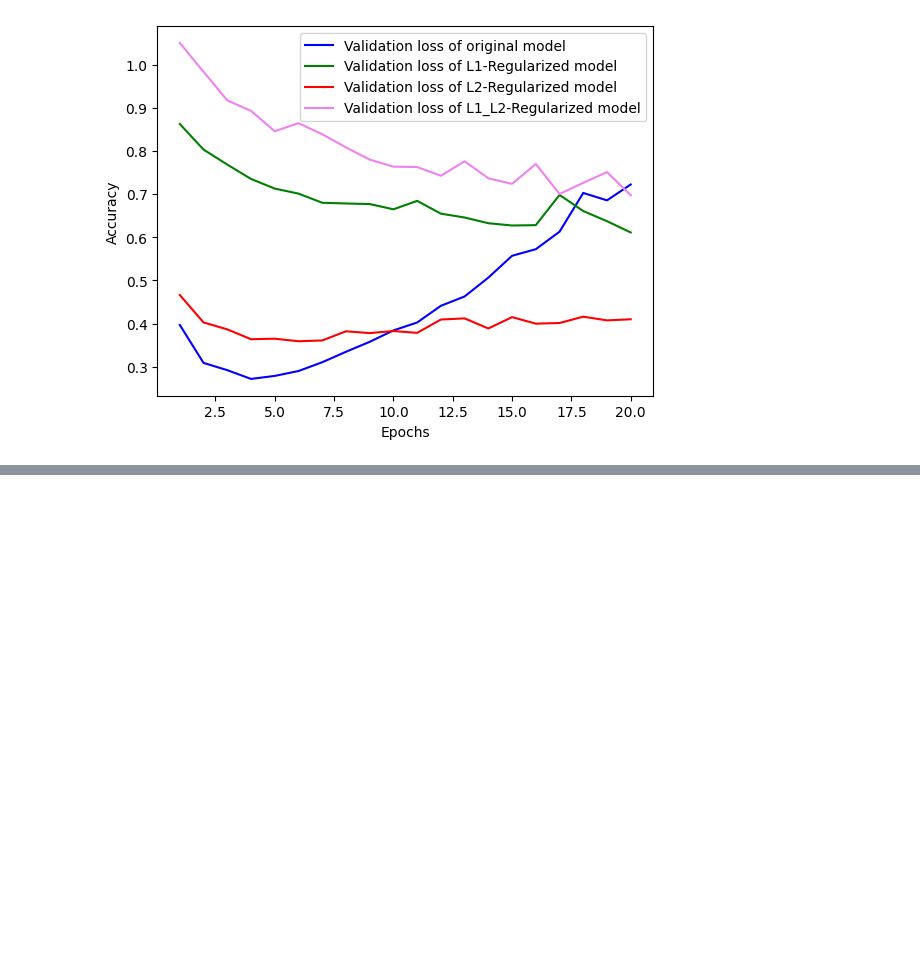
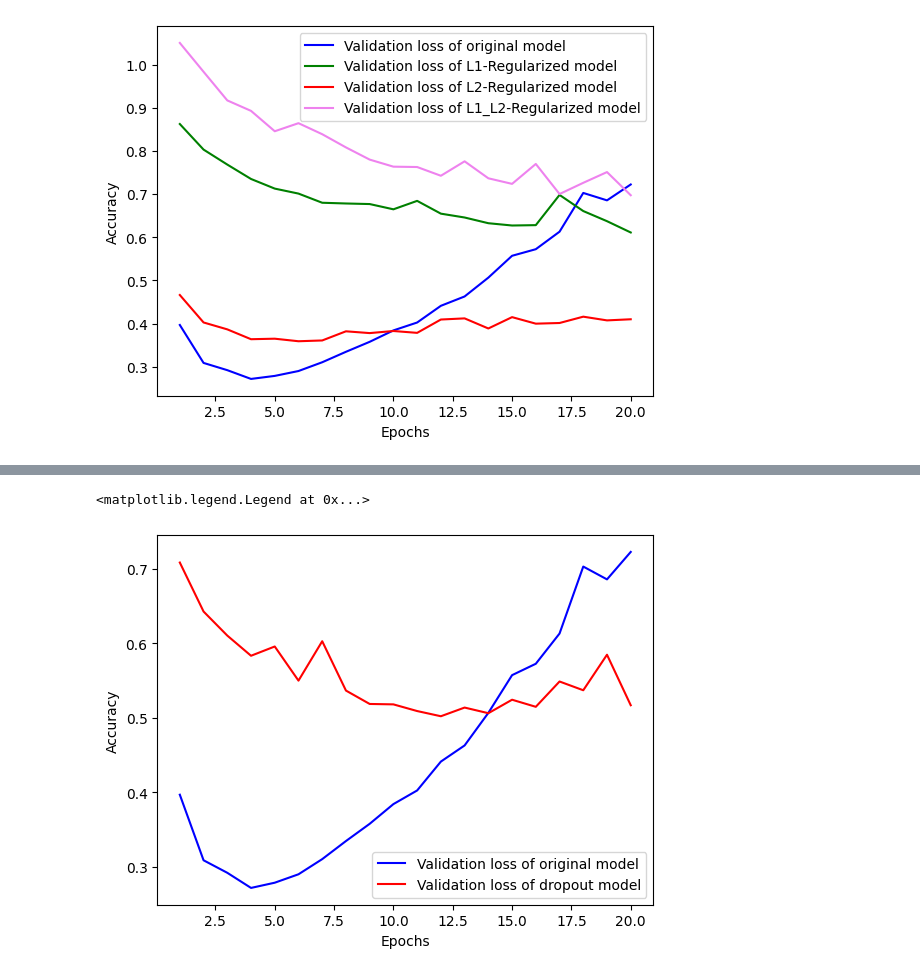
Before and after one commit to SCUTUM98/2023_KFQ_Bigdata, a Jupyter notebook: DeepLearning/0714_mnist.ipynb, the cells around one changed output, grey strips where cells are left out. Cells and saved outputs as stored; diff of their text form; code cells hidden in the pictures; blank space fills up the shorter version.

```diff
--- a/DeepLearning/0714_mnist.ipynb
+++ b/DeepLearning/0714_mnist.ipynb
@@ -582,0 +588,12 @@ plt.legend()
+# %%
+model = Sequential([
+            layers.Dense(16, activation='relu'),
+            layers.Dropout(0.5),
+            layers.Dense(16, activation='relu'),
+            layers.Dropout(0.5),
+            layers.Dense(1, activation='sigmoid'),
+            layers.Dropout(0.5)
+        ])
+
+model.compile(optimizer='rmsprop', loss='binary_crossentropy', metrics=['accuracy'])
+history_dropout = model.fit(train_data, train_labels, epochs=20, batch_size=512, validation_split=0.4)
@@ -582,0 +618,12 @@ plt.legend()
+# %%
+val_loss_original = history_original.history['val_loss']
+val_loss_dropout = history_dropout.history['val_loss']
+epochs = range(1,21)
+plt.plot(epochs, val_loss_original, 'b-', label = 'Validation loss of original model')
+plt.plot(epochs, val_loss_dropout, 'r-', label = 'Validation loss of dropout model')
+plt.xlabel('Epochs')
+plt.ylabel('Accuracy')
+plt.legend()
+# %% [output]
+<matplotlib.legend.Legend at 0x...>
+[figure, added]
```
Also changed, not shown: parts of 6 cells of this notebook.
